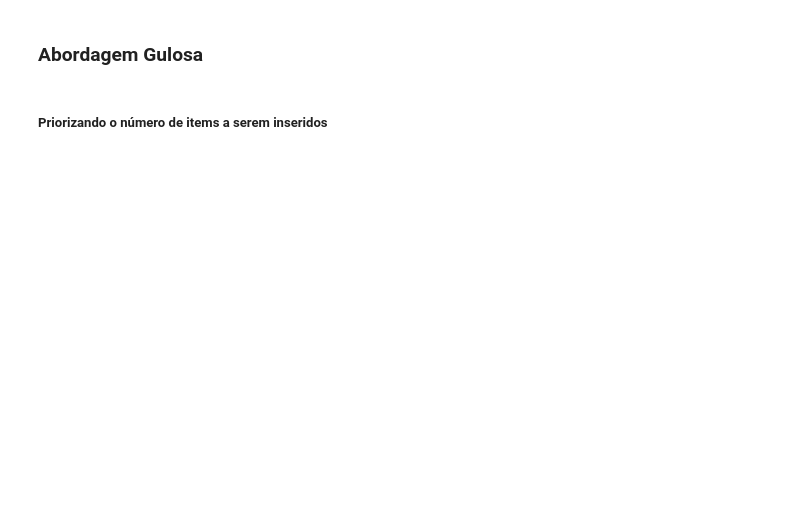
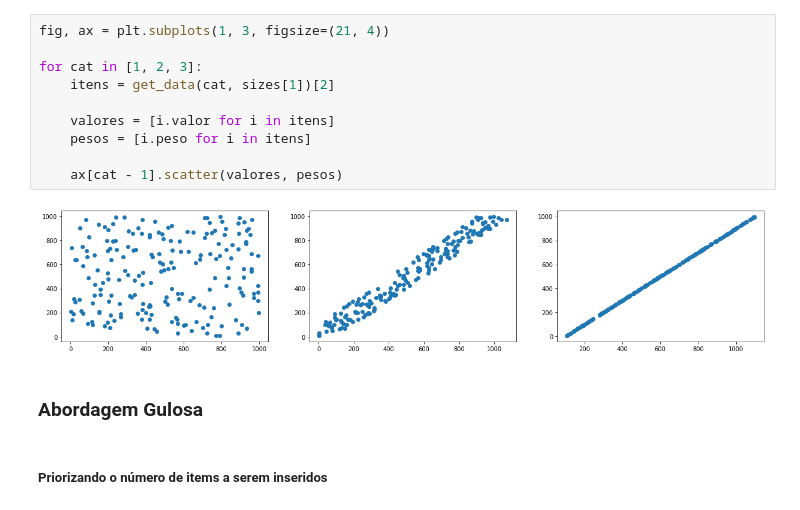
Before and after one commit to MatheusNSantiago/O-Problema-da-Mochila---Analise-de-Algoritmos, a Jupyter notebook: main.ipynb, the cells around one changed output. Saved outputs shown, nothing was run; the diff lists cells and outputs as text; blank space fills up the shorter version.

```diff
--- a/main.ipynb
+++ b/main.ipynb
@@ -36,3 +48,15 @@ def get_data(cat: int, size: int) -> Dados:
+# %%
+fig, ax = plt.subplots(1, 3, figsize=(21, 4))
+
+for cat in [1, 2, 3]:
+    itens = get_data(cat, sizes[1])[2]
+
+    valores = [i.valor for i in itens]
+    pesos = [i.peso for i in itens]
+
+    ax[cat - 1].scatter(valores, pesos)
+# %% [output]
+[figure, added]
 # %% [markdown]
 ### Abordagem Gulosa
 # %% [markdown]
```
Also changed, not shown: parts of 6 cells of this notebook.
